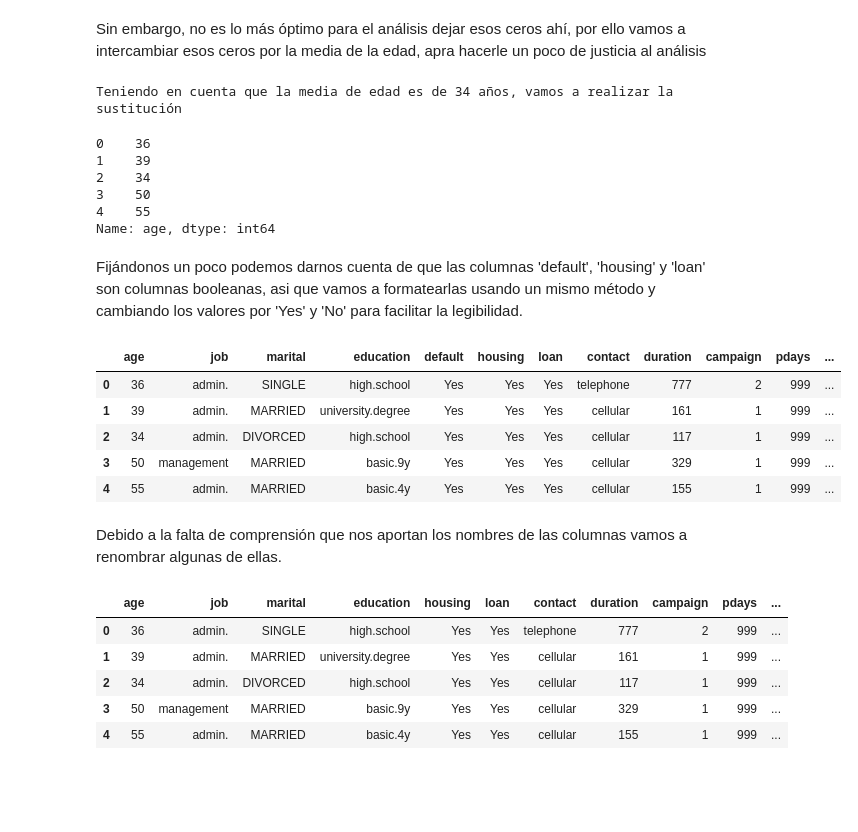
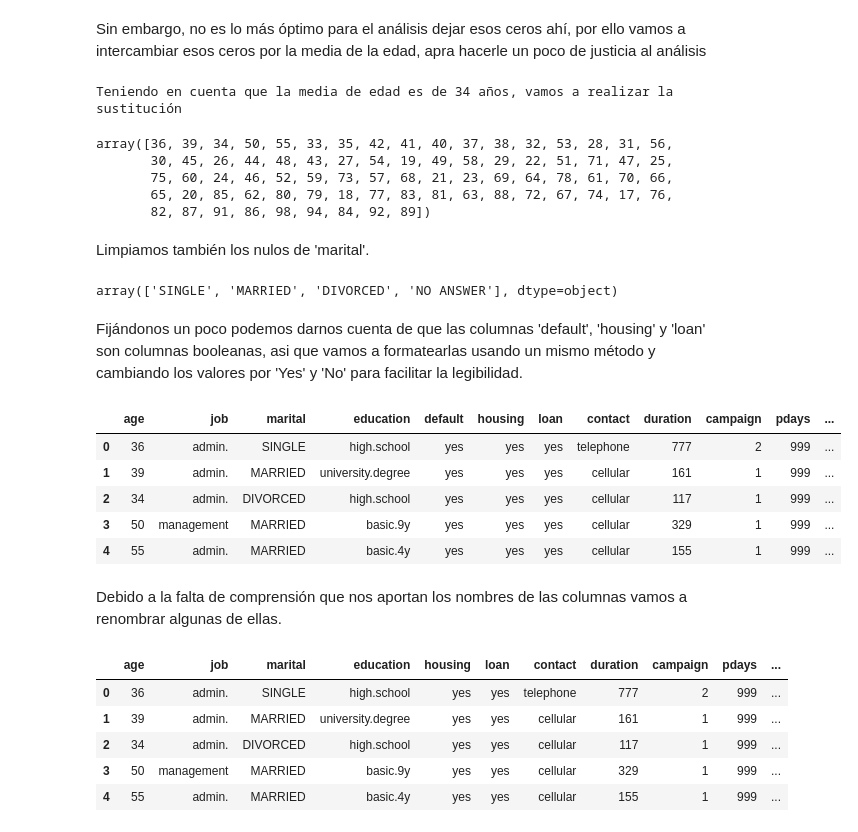
Before and after one commit to OscarCasahe/Python_for_data, a Jupyter notebook: dev/proyecto_EDA.ipynb, the cells around one changed output. Cells and saved outputs as stored; diff of their text form; code cells hidden in the pictures; blank space fills up the shorter version.

```diff
--- a/dev/proyecto_EDA.ipynb
+++ b/dev/proyecto_EDA.ipynb
@@ -91,7 +95,7 @@ Realizamos, ahora sí, el merge para contar con nuestros datos centralizados.
 bank_data = datos_bancarios.merge(datos_clientes_2012, how= 'inner', on='ID')
 bank_data = datos_bancarios.merge(datos_clientes_2013, how= 'inner', on='ID')
 bank_data = datos_bancarios.merge(datos_clientes_2014, how= 'inner', on='ID')
-
+bank_data.set_index('ID')
 print(f'Número total de duplicados: {bank_data['ID'].duplicated().sum()}')
 bank_data.head()
 # %% [output]
@@ -107,9 +111,7 @@ Para realizar el formateo de la columna 'Income' tendremos que obtener la serie,
 
 En este caso el formateo consta de un separador de miles, dos decimales y con 'f' nos aseguramos de que sea legible como formato float.
 # %%
-bank_data['Income'] = bank_data['Income'].astype(float)
-bank_data['Formated_Income'] = bank_data['Income'].map('{:,.2f}€'.format)
-bank_data.drop('Income', axis=1, inplace=True) #Aquí estamos eliminando la columna antigua de 'Income'
+bank_data['Income'] = bank_data['Income'].astype(float).round(2)
 bank_data.head()
 # %% [output]
 |  | age | job | marital | education | default | housing | loan | contact | duration | campaign | pdays | ... |
@@ -220,42 +222,54 @@ def setAgeMean(age):
         return age
 
 bank_data['age'] = bank_data['age'].apply(setAgeMean)
-bank_data['age'].head()
+bank_data['age'].unique()
 # %% [output]
 Teniendo en cuenta que la media de edad es de 34 años, vamos a realizar la sustitución
-0    36
-1    39
-2    34
-3    50
-4    55
-Name: age, dtype: int64
+array([36, 39, 34, 50, 55, 33, 35, 42, 41, 40, 37, 38, 32, 53, 28, 31, 56,
+       30, 45, 26, 44, 48, 43, 27, 54, 19, 49, 58, 29, 22, 51, 71, 47, 25,
+       75, 60, 24, 46, 52, 59, 73, 57, 68, 21, 23, 69, 64, 78, 61, 70, 66,
+       65, 20, 85, 62, 80, 79, 18, 77, 83, 81, 63, 88, 72, 67, 74, 17, 76,
+       82, 87, 91, 86, 98, 94, 84, 92, 89])
+# %% [markdown]
+Limpiamos también los nulos de 'marital'.
+# %%
+def noMarital(marital):
+    if pd.isnull(marital):
+        return 'NO ANSWER'
+    else:
+        return marital
+
+bank_data['marital'] = bank_data['marital'].apply(noMarital)
+bank_data['marital'].unique()
+# %% [output]
+array(['SINGLE', 'MARRIED', 'DIVORCED', 'NO ANSWER'], dtype=object)
 # %% [markdown]
 Fijándonos un poco podemos darnos cuenta de que las columnas 'default', 'housing' y 'loan' son columnas booleanas, asi que vamos a formatearlas usando un mismo método y cambiando los valores por 'Yes' y 'No' para facilitar la legibilidad.
 # %%
 # Vamos a usar el método fillNulls para limpiar las columnas y los pasamos a str para poder hacer la sustitución
 bank_data['default'] = bank_data['default'].apply(fillNulls).astype(str)
 bank_data['housing'] = bank_data['housing'].apply(fillNulls).astype(str)
 bank_data['loan'] = bank_data['loan'].apply(fillNulls).astype(str)
 
 def yesNoColumn(booleanValue):
     if booleanValue == '0':
-        return 'No'
+        return 'no'
     else:
-        return 'Yes'
+        return 'yes'
 
 #Ahora vamos a sustituir los valores actuales por los deseados
 bank_data['default'] = bank_data['default'].apply(yesNoColumn)
 bank_data['housing'] = bank_data['housing'].apply(yesNoColumn)
 bank_data['loan'] = bank_data['loan'].apply(yesNoColumn)
 
 bank_data.head()
 # %% [output]
 |  | age | job | marital | education | default | housing | loan | contact | duration | campaign | pdays | ... |
-| 0 | 36 | admin. | SINGLE | high.school | Yes | Yes | Yes | telephone | 777 | 2 | 999 | ... |
-| 1 | 39 | admin. | MARRIED | university.degree | Yes | Yes | Yes | cellular | 161 | 1 | 999 | ... |
-| 2 | 34 | admin. | DIVORCED | high.school | Yes | Yes | Yes | cellular | 117 | 1 | 999 | ... |
-| 3 | 50 | management | MARRIED | basic.9y | Yes | Yes | Yes | cellular | 329 | 1 | 999 | ... |
-| 4 | 55 | admin. | MARRIED | basic.4y | Yes | Yes | Yes | cellular | 155 | 1 | 999 | ... |
+| 0 | 36 | admin. | SINGLE | high.school | yes | yes | yes | telephone | 777 | 2 | 999 | ... |
+| 1 | 39 | admin. | MARRIED | university.degree | yes | yes | yes | cellular | 161 | 1 | 999 | ... |
+| 2 | 34 | admin. | DIVORCED | high.school | yes | yes | yes | cellular | 117 | 1 | 999 | ... |
+| 3 | 50 | management | MARRIED | basic.9y | yes | yes | yes | cellular | 329 | 1 | 999 | ... |
+| 4 | 55 | admin. | MARRIED | basic.4y | yes | yes | yes | cellular | 155 | 1 | 999 | ... |
 # %% [markdown]
 Debido a la falta de comprensión que nos aportan los nombres de las columnas vamos a renombrar algunas de ellas.
 # %%
@@ -274,8 +288,8 @@ bank_data['interaction_date'] = interaction_date
 bank_data.head()
 # %% [output]
 |  | age | job | marital | education | housing | loan | contact | duration | campaign | pdays | ... |
-| 0 | 36 | admin. | SINGLE | high.school | Yes | Yes | telephone | 777 | 2 | 999 | ... |
-| 1 | 39 | admin. | MARRIED | university.degree | Yes | Yes | cellular | 161 | 1 | 999 | ... |
-| 2 | 34 | admin. | DIVORCED | high.school | Yes | Yes | cellular | 117 | 1 | 999 | ... |
-| 3 | 50 | management | MARRIED | basic.9y | Yes | Yes | cellular | 329 | 1 | 999 | ... |
-| 4 | 55 | admin. | MARRIED | basic.4y | Yes | Yes | cellular | 155 | 1 | 999 | ... |
+| 0 | 36 | admin. | SINGLE | high.school | yes | yes | telephone | 777 | 2 | 999 | ... |
+| 1 | 39 | admin. | MARRIED | university.degree | yes | yes | cellular | 161 | 1 | 999 | ... |
+| 2 | 34 | admin. | DIVORCED | high.school | yes | yes | cellular | 117 | 1 | 999 | ... |
+| 3 | 50 | management | MARRIED | basic.9y | yes | yes | cellular | 329 | 1 | 999 | ... |
+| 4 | 55 | admin. | MARRIED | basic.4y | yes | yes | cellular | 155 | 1 | 999 | ... |
```
Also changed, not shown: parts of 8 cells of this notebook, 1 other file.
